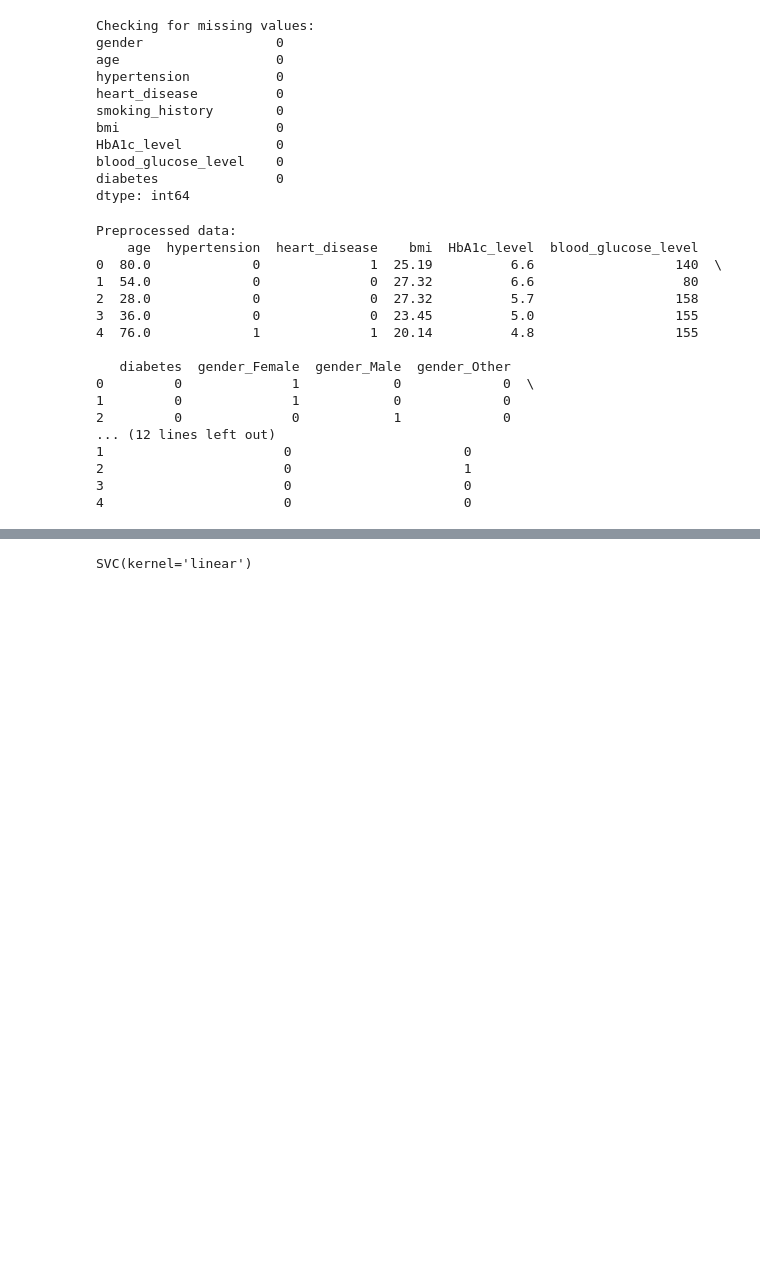
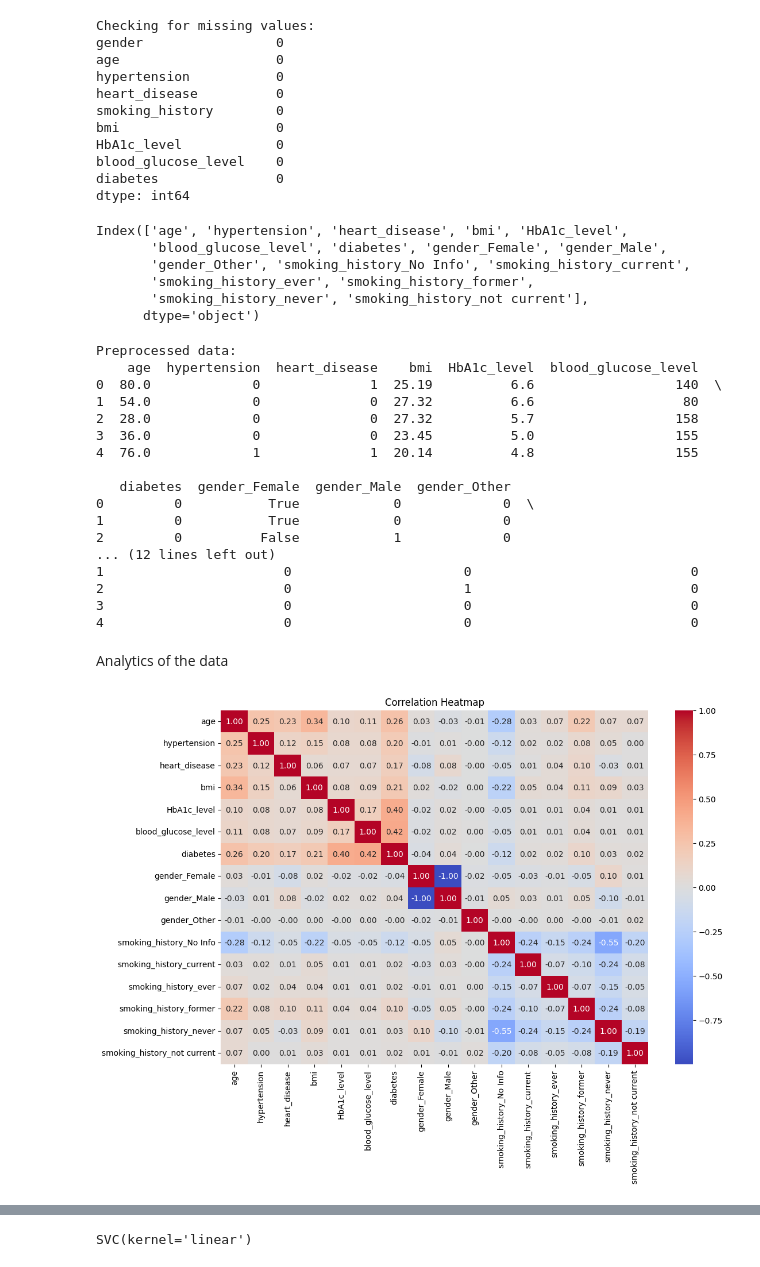
Before and after one commit to AKomplished-bug/Diabetes-Prediction, a Jupyter notebook: diabetes_prediction.ipynb, the cells around one changed output, grey strips where cells are left out. Drawn from its saved outputs; the diff is of its cells as text; code cells hidden in the pictures; blank space fills up the shorter version.

Commit message:
analytics of data

```diff
--- a/diabetes_prediction.ipynb
+++ b/diabetes_prediction.ipynb
@@ -41,20 +45,27 @@ HbA1c_level            0
 blood_glucose_level    0
 diabetes               0
 dtype: int64
-# %%
-#removing unwanted column
-data.drop('smoking_history_not current', axis=1, inplace=True)
+# %%
+data = pd.get_dummies(data, columns=['gender', 'smoking_history'])
+# %%
+print(data.columns)
+# %% [output]
+Index(['age', 'hypertension', 'heart_disease', 'bmi', 'HbA1c_level',
+       'blood_glucose_level', 'diabetes', 'gender_Female', 'gender_Male',
+       'gender_Other', 'smoking_history_No Info', 'smoking_history_current',
+       'smoking_history_ever', 'smoking_history_former',
+       'smoking_history_never', 'smoking_history_not current'],
+      dtype='object')
 # %%
 # Convert True/False values to 1/0 for the existing one-hot encoded columns
-data['gender_Female'] = data['gender_Female'].astype(int)
 data['gender_Male'] = data['gender_Male'].astype(int)
 data['gender_Other'] = data['gender_Other'].astype(int)
 
-data['smoking_history_No Info'] = data['smoking_history_No Info'].astype(int)
 data['smoking_history_current'] = data['smoking_history_current'].astype(int)
 data['smoking_history_ever'] = data['smoking_history_ever'].astype(int)
 data['smoking_history_former'] = data['smoking_history_former'].astype(int)
 data['smoking_history_never'] = data['smoking_history_never'].astype(int)
+data['smoking_history_not current'] = data['smoking_history_not current'].astype(int)
 # %%
 # Display the preprocessed data
 print("\nPreprocessed data:")
@@ -69,11 +80,21 @@ Preprocessed data:
 4  76.0             1              1  20.14          4.8                  155
 
    diabetes  gender_Female  gender_Male  gender_Other
-0         0              1            0             0  \
-1         0              1            0             0
-2         0              0            1             0
+0         0           True            0             0  \
+1         0           True            0             0
+2         0          False            1             0
 ... (12 lines left out)
-1                       0                      0
-2                       0                      1
-3                       0                      0
-4                       0                      0
+1                       0                      0                            0
+2                       0                      1                            0
+3                       0                      0                            0
+4                       0                      0                            0
+# %% [markdown]
+Analytics of the data
+# %%
+# Correlation heatmap
+plt.figure(figsize=(12, 8))
+sns.heatmap(data.corr(), annot=True, cmap='coolwarm', fmt=".2f")
+plt.title('Correlation Heatmap')
+plt.show()
+# %% [output]
+[figure, added]
```
Also changed, not shown: parts of 9 cells of this notebook.
